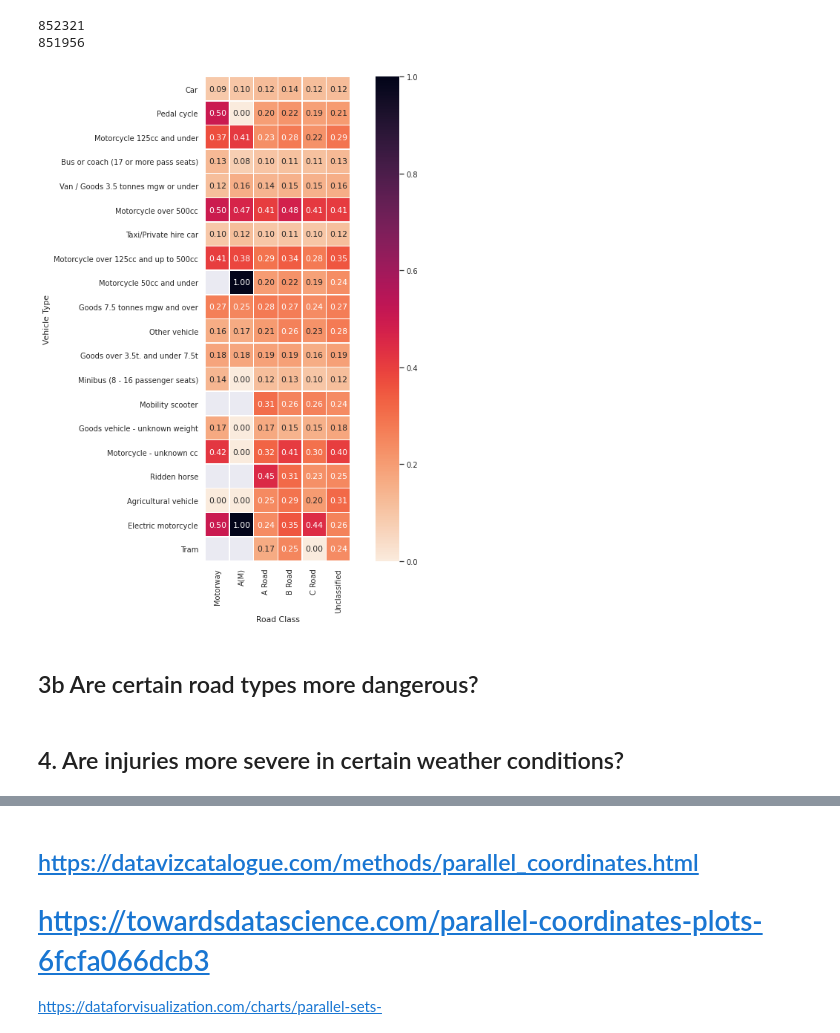
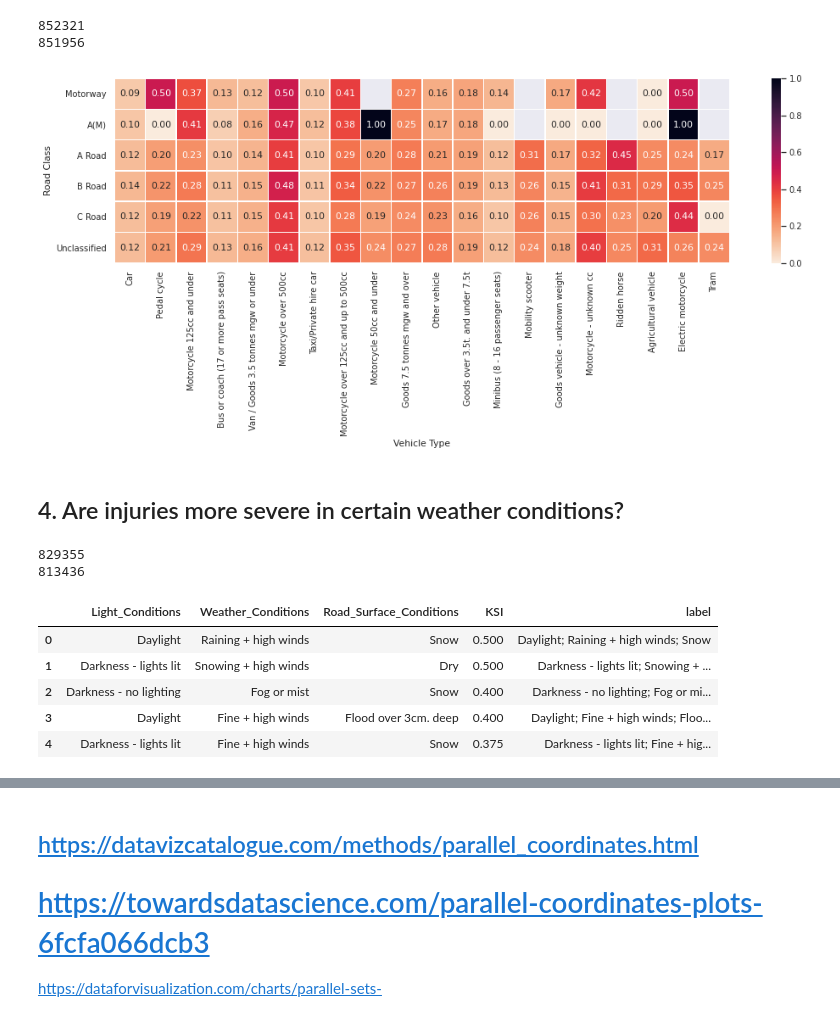
Before and after one commit to GaborJenei/DS-Stackoverflow-Survey, a Jupyter notebook: 01_Intro_to_DS/3_BlogPost/Udacity DSND Project1_BlogPost.ipynb, the cells around one changed output, grey strips where cells are left out. Cells and saved outputs as stored; diff of their text form; code cells hidden in the pictures.

```diff
--- a/01_Intro_to_DS/3_BlogPost/Udacity DSND Project1_BlogPost.ipynb
+++ b/01_Intro_to_DS/3_BlogPost/Udacity DSND Project1_BlogPost.ipynb
@@ -328,17 +302,19 @@ print(len(df_casualties_vehicles_roadtype))
 # %%
 # Calculate Killed and severly injured casulty proportions
 df_ksi_counts = df_casualties_vehicles_roadtype.value_counts(subset=['Vehicle_Type', '1st_Road_Class','Casualty_Severity']).unstack()
 df_ksi_props = df_ksi_counts[['Fatal', 'Serious']].sum(1) / df_ksi_counts.sum(axis=1)
 df_ksi_by_vehicle_roadtype=df_ksi_props.to_frame().unstack()
 df_ksi_by_vehicle_roadtype.columns=['Motorway','A(M)','A Road','B Road','C Road','Unclassified']
 
+df_ksi_by_vehicle_roadtype = df_ksi_by_vehicle_roadtype.transpose()
+
 sns.set(font_scale=0.9)
-f, ax = plt.subplots(figsize=(12, 12))
-sns.heatmap(df_ksi_by_vehicle_roadtype, annot=True, cmap='rocket_r',fmt='.2f',
-            square=True, linewidths=.5, ax=ax)
+f, ax = plt.subplots(figsize=(18, 4))
+sns.heatmap(df_ksi_by_vehicle_roadtype, annot=True, cmap="rocket_r",fmt='.2f',
+            vmin=None,
+            vmax=None,
+            square=True, linewidths=.5, ax=ax,)
 
-ax.set(xlabel='Road Class', ylabel="Vehicle Type");
+ax.set(ylabel='Road Class', xlabel="Vehicle Type");
 # %% [output]
-[figure, old version]
+[figure, new version]
-# %% [markdown]
-## 3b Are certain road types more dangerous?
@@ -353,8 +327,13 @@ df_casualties_conditions = df_casualties.merge(df_accidents[['Accident_Index'] +
 # %%
 # drop missing values
 print(len(df_casualties_conditions))
-df_casualties_conditions = df_casualties_conditions[~(df_casualties_conditions[condition_cols].isin(['Data missing or out of range','Unkown']).any(axis=1))].copy()
+df_casualties_conditions = df_casualties_conditions[~(df_casualties_conditions[condition_cols].isin(['Data missing or out of range','Unknown','Other']).any(axis=1))].copy()
+for col in condition_cols:
+    df_casualties_conditions[col] = df_casualties_conditions[col].cat.remove_unused_categories()
 print(len(df_casualties_conditions))
+# %% [output]
+829355
+813436
 # %%
 # Calculate Killed and severly injured casulty proportions
 df_ksi_counts = df_casualties_conditions.value_counts(subset=condition_cols+['Casualty_Severity']).unstack()
@@ -363,4 +342,13 @@ df_ksi_props = df_ksi_counts[['Fatal', 'Serious']].sum(1) / df_ksi_counts.sum(ax
 df_ksi_props = df_ksi_props.to_frame().reset_index()
 df_ksi_props.rename(columns={0:'KSI'}, inplace=True)
 df_ksi_props = df_ksi_props.sort_values(by='KSI', ascending=False).reset_index(drop=True)
+df_ksi_props['label'] = df_ksi_props[condition_cols].astype('str').agg('; '.join, axis=1)
+
 df_ksi_props.head()
+# %% [output]
+|  | Light_Conditions | Weather_Conditions | Road_Surface_Conditions | KSI | label |
+| 0 | Daylight | Raining + high winds | Snow | 0.500 | Daylight; Raining + high winds; Snow |
+| 1 | Darkness - lights lit | Snowing + high winds | Dry | 0.500 | Darkness - lights lit; Snowing + ... |
+| 2 | Darkness - no lighting | Fog or mist | Snow | 0.400 | Darkness - no lighting; Fog or mi... |
+| 3 | Daylight | Fine + high winds | Flood over 3cm. deep | 0.400 | Daylight; Fine + high winds; Floo... |
+| 4 | Darkness - lights lit | Fine + high winds | Snow | 0.375 | Darkness - lights lit; Fine + hig... |
```
Also changed, not shown: parts of 27 cells of this notebook.
